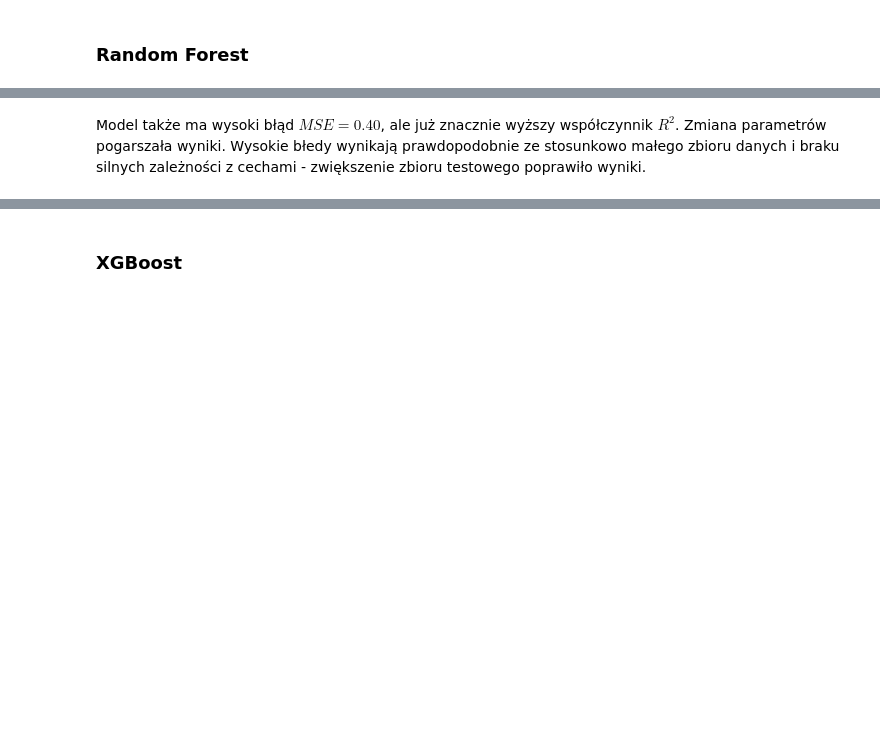
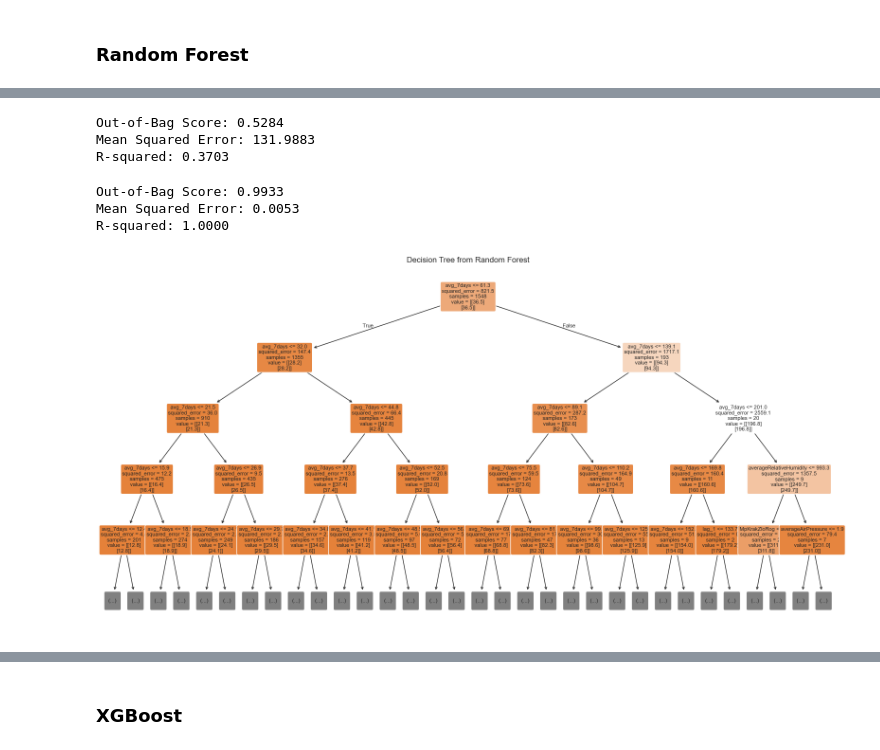
Before and after one commit to klklaudia/AI, a Jupyter notebook: PredykcjaSmogu/predictions.ipynb, the cells around one changed output, grey strips where cells are left out. Cells and saved outputs as stored; diff of their text form; code cells hidden in the pictures; blank space fills up the shorter version.

```diff
--- a/PredykcjaSmogu/predictions.ipynb
+++ b/PredykcjaSmogu/predictions.ipynb
@@ -54,4 +113,55 @@ plt.show()
-# %% [markdown]
-Model także ma wysoki błąd $MSE = 0.40$, ale już znacznie wyższy współczynnik $R^2$.
-Zmiana parametrów pogarszała wyniki.
-Wysokie błedy wynikają prawdopodobnie ze stosunkowo małego zbioru danych i braku silnych zależności z cechami - zwiększenie zbioru testowego poprawiło wyniki.
+# %%
+X_pm = df_pm.iloc[:, 1:]
+y_pm = df_pm['MpKrakZloRog']
+
+X_train_pm, y_train_pm = X_pm.iloc[:2500, :], y_pm[:2500]
+X_test_pm, y_test_pm = X_pm.iloc[2500:, :], y_pm[2500:]
+# %%
+# just lags
+# similar statistics
+regressor.fit(X_train_pm, y_train_pm)
+y_pred_pm = regressor.predict(X_test_pm)
+
+oob_score = regressor.oob_score_
+print(f'Out-of-Bag Score: {oob_score:.4f}')
+mse = mean_squared_error(y_test_pm, y_pred_pm)
+print(f'Mean Squared Error: {mse:.4f}')
+r2 = r2_score(y_test_pm, y_pred_pm)
+print(f'R-squared: {r2:.4f}')
+# %% [output]
+Out-of-Bag Score: 0.5284
+Mean Squared Error: 131.9883
+R-squared: 0.3703
+# %%
+df_all = pd.concat([df, df_pm], axis=1)
+df_all = df_all.dropna()
+
+X_all = df_all.iloc[:, 1:]
+y_all = df_all['MpKrakZloRog']
+
+X_train_all, y_train_all = X_all.iloc[:2500, :], y_all[:2500]
+X_test_all, y_test_all = X_all.iloc[2500:, :], y_all[2500:]
+
+regressor.fit(X_train_all, y_train_all)
+y_pred_all = regressor.predict(X_test_all)
+
+oob_score = regressor.oob_score_
+print(f'Out-of-Bag Score: {oob_score:.4f}')
+mse = mean_squared_error(y_test_all, y_pred_all)
+print(f'Mean Squared Error: {mse:.4f}')
+r2 = r2_score(y_test_all, y_pred_all)
+print(f'R-squared: {r2:.4f}')
+# data leakage - where
+# %% [output]
+Out-of-Bag Score: 0.9933
+Mean Squared Error: 0.0053
+R-squared: 1.0000
+# %%
+tree_to_plot = regressor.estimators_[0]
+
+plt.figure(figsize=(20, 10))
+plot_tree(tree_to_plot, feature_names=df_all.columns.tolist(), filled=True, rounded=True, fontsize=8, precision=1, max_depth=4)
+plt.title("Decision Tree from Random Forest")
+plt.show()
+# %% [output]
+[figure, added]
```
Also changed, not shown: parts of 19 cells of this notebook, 2 other files.
